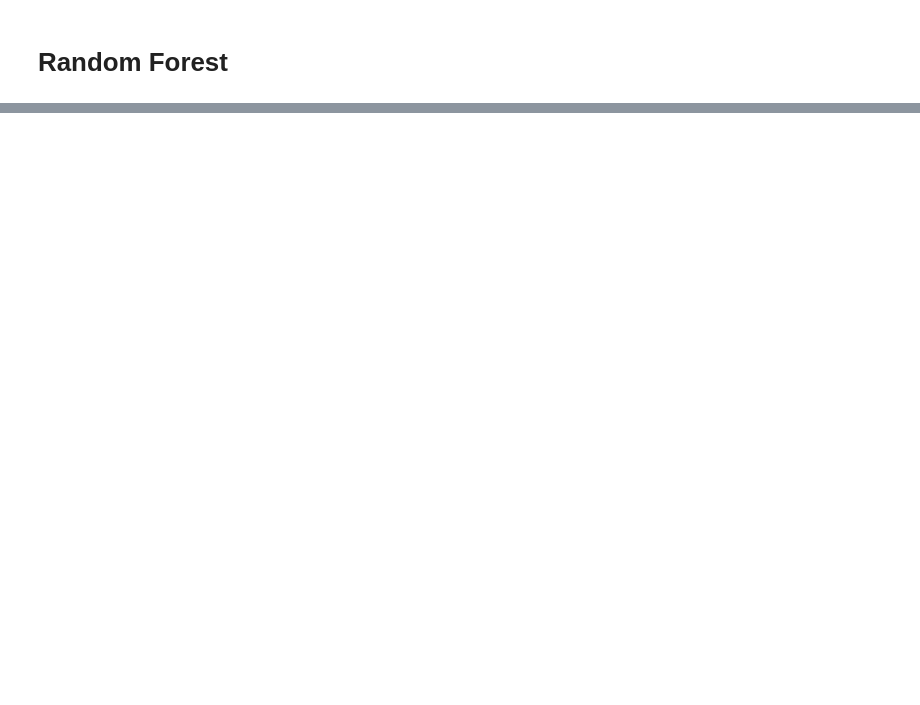
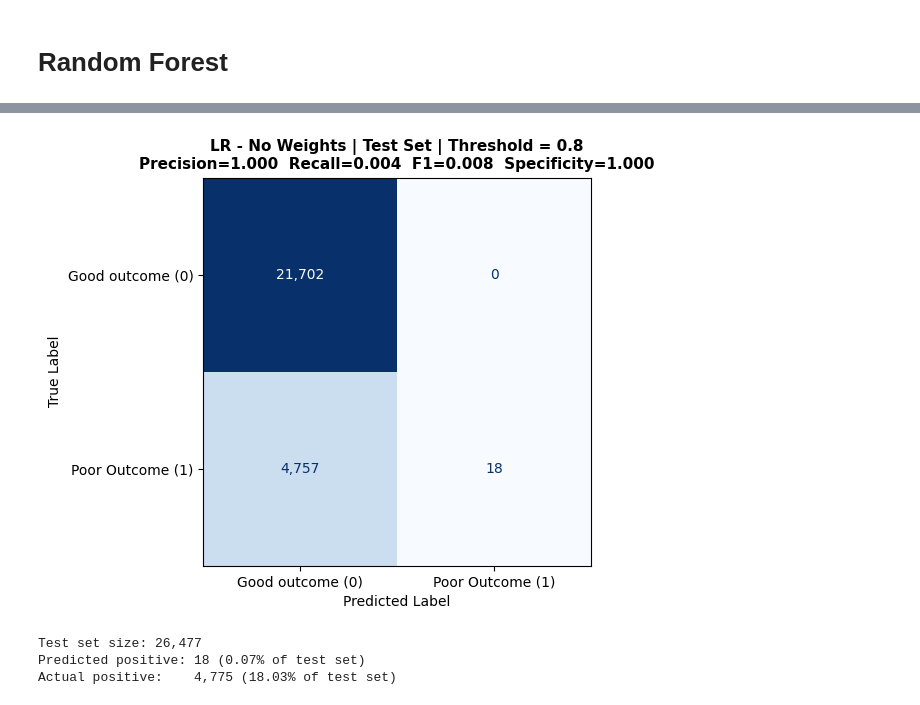
Before and after one commit to saras-audrius/EAISI-Group-Project---NHS, a Jupyter notebook: code/modelling_experiment.ipynb, the cells around one changed output, grey strips where cells are left out. Drawn from its saved outputs; the diff is of its cells as text; code cells hidden in the pictures; blank space fills up the shorter version.

```diff
--- a/code/modelling_experiment.ipynb
+++ b/code/modelling_experiment.ipynb
@@ -972,0 +1562,40 @@ oks_function_subscale    0.101480
+# %%
+# =============================================================================
+# CONFUSION MATRIX — LR No Weights (Test Set) @ Threshold = 0.8
+# =============================================================================
+import matplotlib.pyplot as plt
+from sklearn.metrics import confusion_matrix, ConfusionMatrixDisplay
+
+THRESH = 0.8
+
+# Predict on test set
+y_pred_lr = (test_probas_all['LR - No weights'] >= THRESH).astype(int)
+cm = confusion_matrix(y_test, y_pred_lr)
+tn, fp, fn, tp = cm.ravel()
+
+prec = tp / (tp + fp) if (tp + fp) > 0 else 0
+rec  = tp / (tp + fn) if (tp + fn) > 0 else 0
+spec = tn / (tn + fp) if (tn + fp) > 0 else 0
+f1   = 2 * prec * rec / (prec + rec) if (prec + rec) > 0 else 0
+
+fig, ax = plt.subplots(figsize=(6, 5))
+disp = ConfusionMatrixDisplay(confusion_matrix=cm, display_labels=['Good outcome (0)', 'Poor Outcome (1)'])
+disp.plot(ax=ax, cmap='Blues', colorbar=False, values_format=',d')
+ax.set_title(
+    f'LR - No Weights | Test Set | Threshold = {THRESH}\n'
+    f'Precision={prec:.3f}  Recall={rec:.3f}  F1={f1:.3f}  Specificity={spec:.3f}',
+    fontsize=11, fontweight='bold'
+)
+ax.set_xlabel('Predicted Label')
+ax.set_ylabel('True Label')
+plt.tight_layout()
+plt.show()
+
+print(f"\nTest set size: {len(y_test):,}")
+print(f"Predicted positive: {y_pred_lr.sum():,} ({y_pred_lr.sum()/len(y_test)*100:.2f}% of test set)")
+print(f"Actual positive:    {int(y_test.sum()):,} ({y_test.sum()/len(y_test)*100:.2f}% of test set)")
+# %% [output]
+[figure, added]
+Test set size: 26,477
+Predicted positive: 18 (0.07% of test set)
+Actual positive:    4,775 (18.03% of test set)
```
Also changed, not shown: parts of 15 cells of this notebook, 38 other files.
